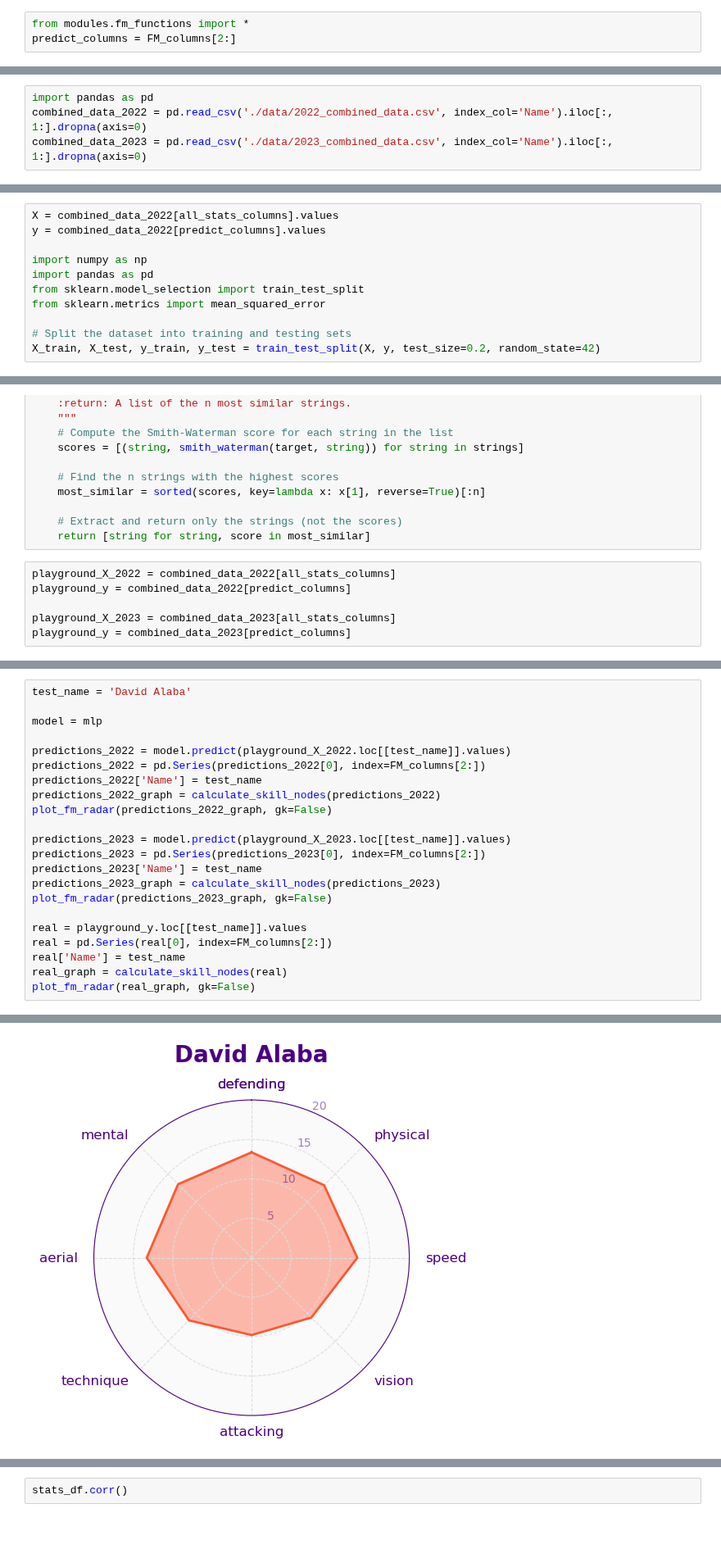
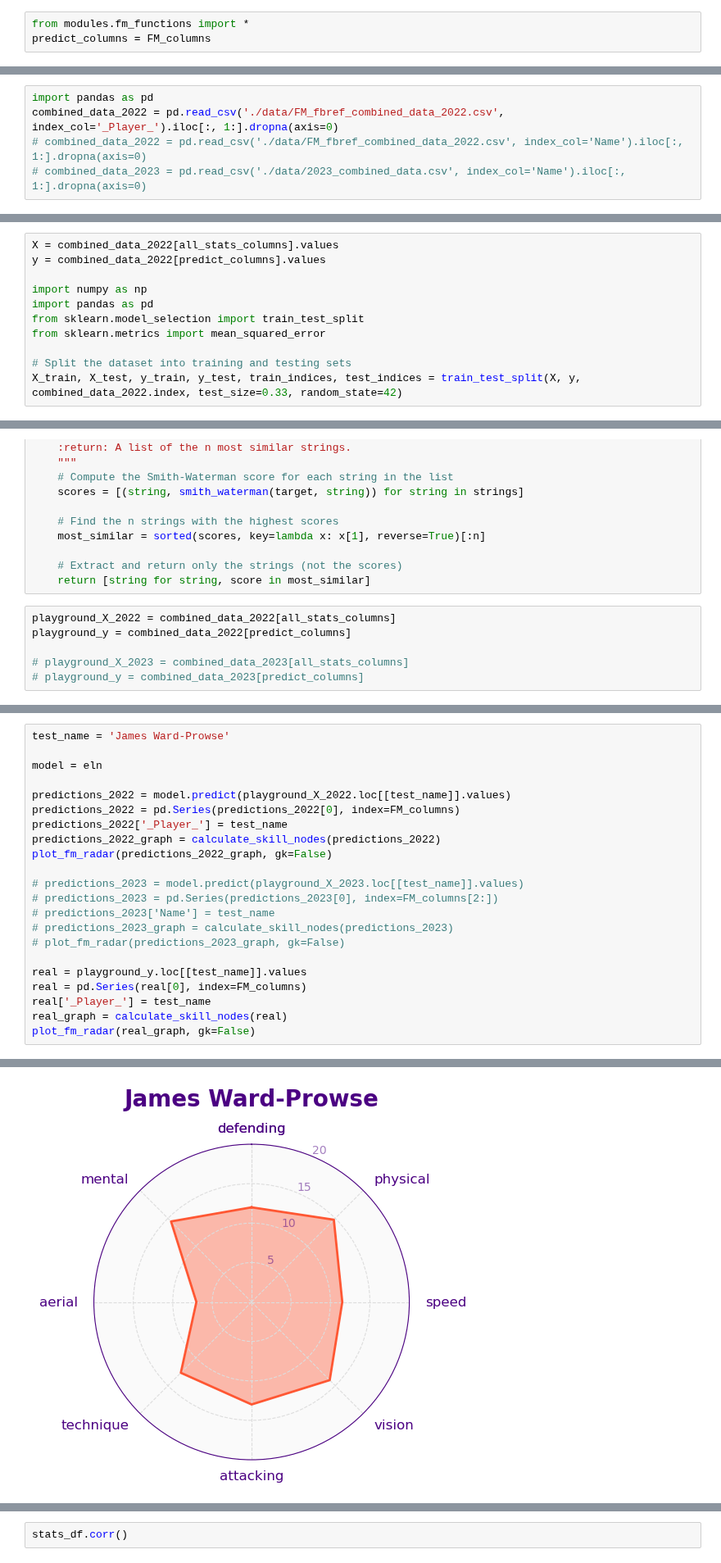
Before and after one commit to alibekk93/FM_skills_prediction, a Jupyter notebook: notebooks/04_MVPs.ipynb, the cells around one changed output, grey strips where cells are left out. Shown at 82% size. Drawn from its saved outputs; the diff is of its cells as text; blank space fills up the shorter version.

Commit message:
MVP compatibility with new data

```diff
--- a/notebooks/04_MVPs.ipynb
+++ b/notebooks/04_MVPs.ipynb
@@ -11,10 +11,11 @@ import matplotlib.pyplot as plt
 import seaborn as sns
 # %%
 from modules.fm_functions import *
-predict_columns = FM_columns[2:]
+predict_columns = FM_columns
 # %% [markdown]
 Load data
 # %%
 import pandas as pd
-combined_data_2022 = pd.read_csv('./data/2022_combined_data.csv', index_col='Name').iloc[:, 1:].dropna(axis=0)
-combined_data_2023 = pd.read_csv('./data/2023_combined_data.csv', index_col='Name').iloc[:, 1:].dropna(axis=0)
+combined_data_2022 = pd.read_csv('./data/FM_fbref_combined_data_2022.csv', index_col='_Player_').iloc[:, 1:].dropna(axis=0)
+# combined_data_2022 = pd.read_csv('./data/FM_fbref_combined_data_2022.csv', index_col='Name').iloc[:, 1:].dropna(axis=0)
+# combined_data_2023 = pd.read_csv('./data/2023_combined_data.csv', index_col='Name').iloc[:, 1:].dropna(axis=0)
@@ -57,7 +40,7 @@ from sklearn.model_selection import train_test_split
 from sklearn.metrics import mean_squared_error
 
 # Split the dataset into training and testing sets
-X_train, X_test, y_train, y_test = train_test_split(X, y, test_size=0.2, random_state=42)
+X_train, X_test, y_train, y_test, train_indices, test_indices = train_test_split(X, y, combined_data_2022.index, test_size=0.33, random_state=42)
 # %% [markdown]
 ## MVP: Ordinary Least Squares
 # %%
@@ -234,6 +217,6 @@ def find_most_similar_strings(target, strings, n=5):
 playground_X_2022 = combined_data_2022[all_stats_columns]
 playground_y = combined_data_2022[predict_columns]
 
-playground_X_2023 = combined_data_2023[all_stats_columns]
-playground_y = combined_data_2023[predict_columns]
+# playground_X_2023 = combined_data_2023[all_stats_columns]
+# playground_y = combined_data_2023[predict_columns]
 # %%
@@ -252,23 +254,23 @@ find_most_similar_strings('alaba', playground_X_2022.index, n=10)
 # %%
-test_name = 'David Alaba'
+test_name = 'James Ward-Prowse'
 
-model = mlp
+model = eln
 
 predictions_2022 = model.predict(playground_X_2022.loc[[test_name]].values)
-predictions_2022 = pd.Series(predictions_2022[0], index=FM_columns[2:])
-predictions_2022['Name'] = test_name
+predictions_2022 = pd.Series(predictions_2022[0], index=FM_columns)
+predictions_2022['_Player_'] = test_name
 predictions_2022_graph = calculate_skill_nodes(predictions_2022)
 plot_fm_radar(predictions_2022_graph, gk=False)
 
-predictions_2023 = model.predict(playground_X_2023.loc[[test_name]].values)
-predictions_2023 = pd.Series(predictions_2023[0], index=FM_columns[2:])
-predictions_2023['Name'] = test_name
-predictions_2023_graph = calculate_skill_nodes(predictions_2023)
-plot_fm_radar(predictions_2023_graph, gk=False)
+# predictions_2023 = model.predict(playground_X_2023.loc[[test_name]].values)
+# predictions_2023 = pd.Series(predictions_2023[0], index=FM_columns[2:])
+# predictions_2023['Name'] = test_name
+# predictions_2023_graph = calculate_skill_nodes(predictions_2023)
+# plot_fm_radar(predictions_2023_graph, gk=False)
 
 real = playground_y.loc[[test_name]].values
-real = pd.Series(real[0], index=FM_columns[2:])
-real['Name'] = test_name
+real = pd.Series(real[0], index=FM_columns)
+real['_Player_'] = test_name
 real_graph = calculate_skill_nodes(real)
 plot_fm_radar(real_graph, gk=False)
 # %% [output]
@@ -276 +278 @@ plot_fm_radar(real_graph, gk=False)
-[figure, old version]
+[figure, new version]
```
Also changed, not shown: parts of 23 cells of this notebook, 1 other file.
